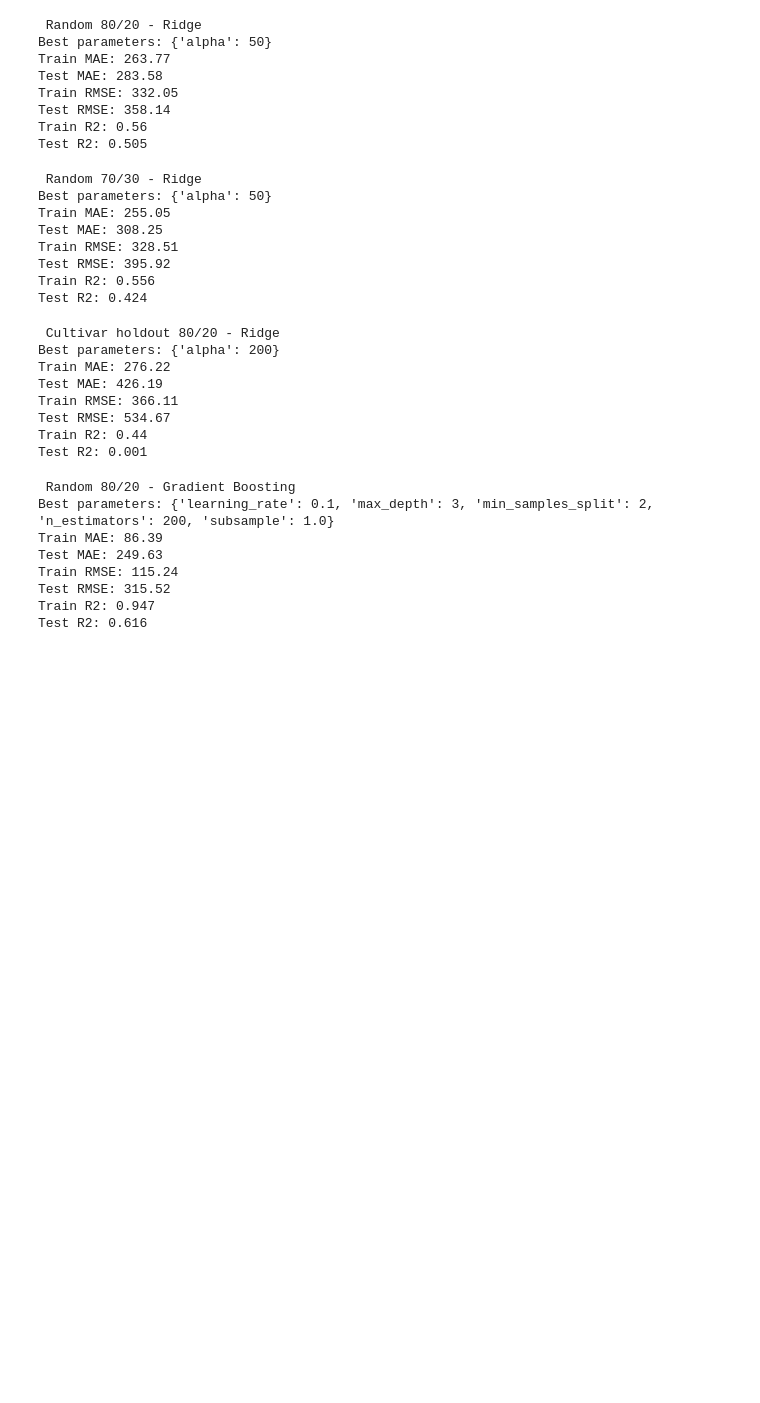
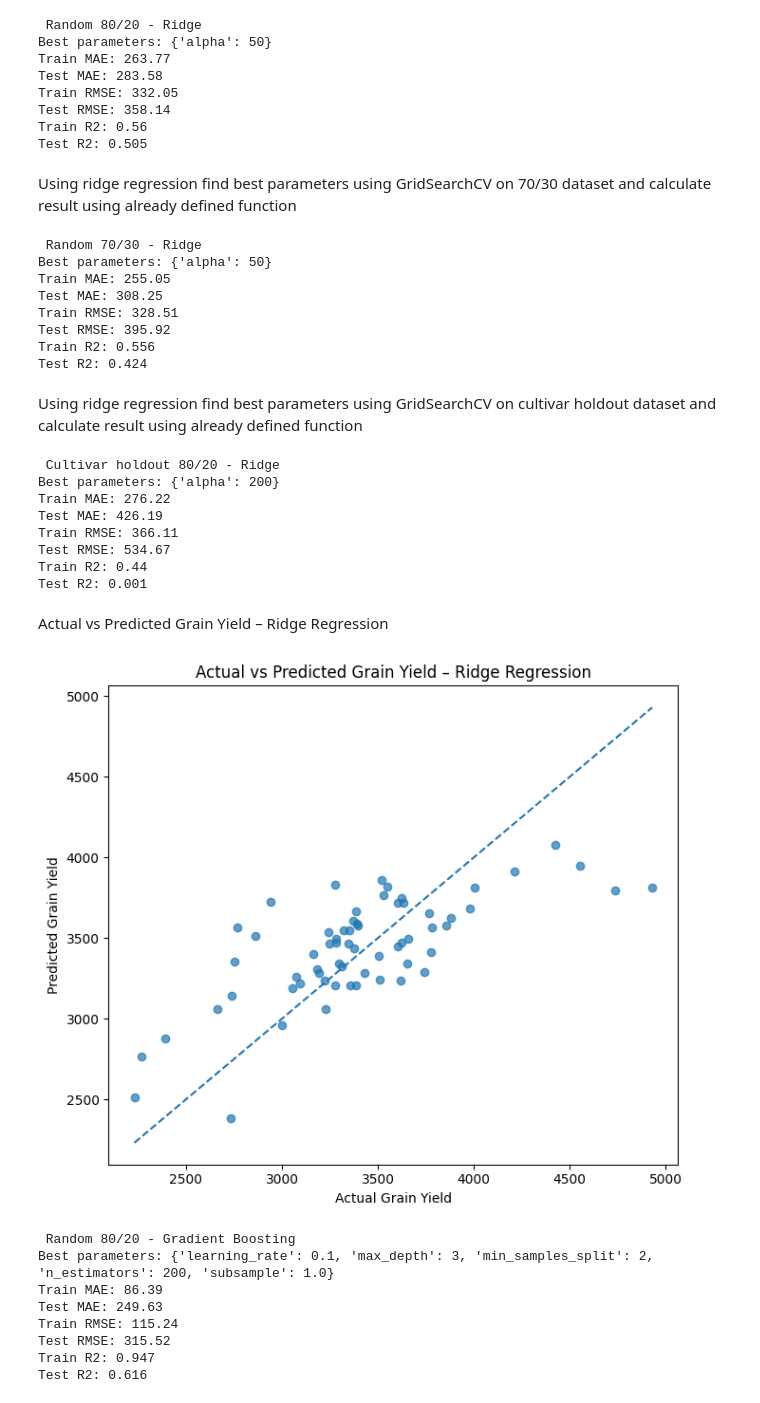
Before and after one commit to Danti3341/Summer-Repeat-CA---July-2026-DUE-DATE-26-, a Jupyter notebook: ML_HDipData.ipynb, the cells around one changed output. Saved outputs shown, nothing was run; the diff lists cells and outputs as text; code cells hidden in the pictures; blank space fills up the shorter version.

```diff
--- a/ML_HDipData.ipynb
+++ b/ML_HDipData.ipynb
@@ -421,6 +483,8 @@ Train RMSE: 332.05
 Test RMSE: 358.14
 Train R2: 0.56
 Test R2: 0.505
+# %% [markdown]
+Using ridge regression find best parameters using GridSearchCV on 70/30 dataset and calculate result using already defined function
 # %%
 ridge_grid_70 = GridSearchCV(
     Ridge(),
@@ -459,6 +523,8 @@ Train RMSE: 328.51
 Test RMSE: 395.92
 Train R2: 0.556
 Test R2: 0.424
+# %% [markdown]
+Using ridge regression find best parameters using GridSearchCV on cultivar holdout dataset and calculate result using already defined function
 # %%
 ridge_grid_cultivar = GridSearchCV(
     Ridge(),
@@ -499,6 +565,40 @@ Train RMSE: 366.11
 Test RMSE: 534.67
 Train R2: 0.44
 Test R2: 0.001
+# %% [markdown]
+Actual vs Predicted Grain Yield – Ridge Regression
+# %%
+plt.figure(figsize=(7, 6))
+
+plt.scatter(
+    ridge_predictions_80["Actual GY"],
+    ridge_predictions_80["Predicted GY"],
+    alpha=0.7
+)
+
+minimum_value = min(
+    ridge_predictions_80["Actual GY"].min(),
+    ridge_predictions_80["Predicted GY"].min()
+)
+
+maximum_value = max(
+    ridge_predictions_80["Actual GY"].max(),
+    ridge_predictions_80["Predicted GY"].max()
+)
+
+plt.plot(
+    [minimum_value, maximum_value],
+    [minimum_value, maximum_value],
+    linestyle="--"
+)
+
+plt.xlabel("Actual Grain Yield")
+plt.ylabel("Predicted Grain Yield")
+plt.title("Actual vs Predicted Grain Yield – Ridge Regression")
+plt.tight_layout()
+plt.show()
+# %% [output]
+[figure, added]
 # %%
 gradient_boosting_parameters = {
     "n_estimators": [60, 100, 200],
```
Also changed, not shown: parts of 15 cells of this notebook.
